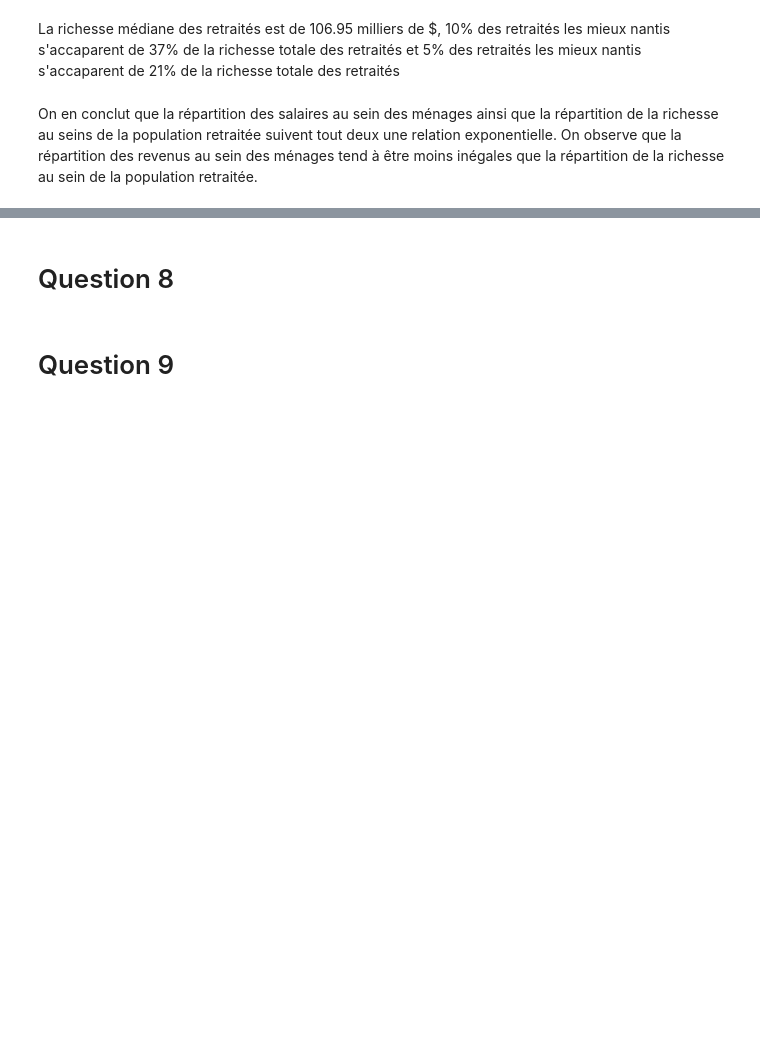
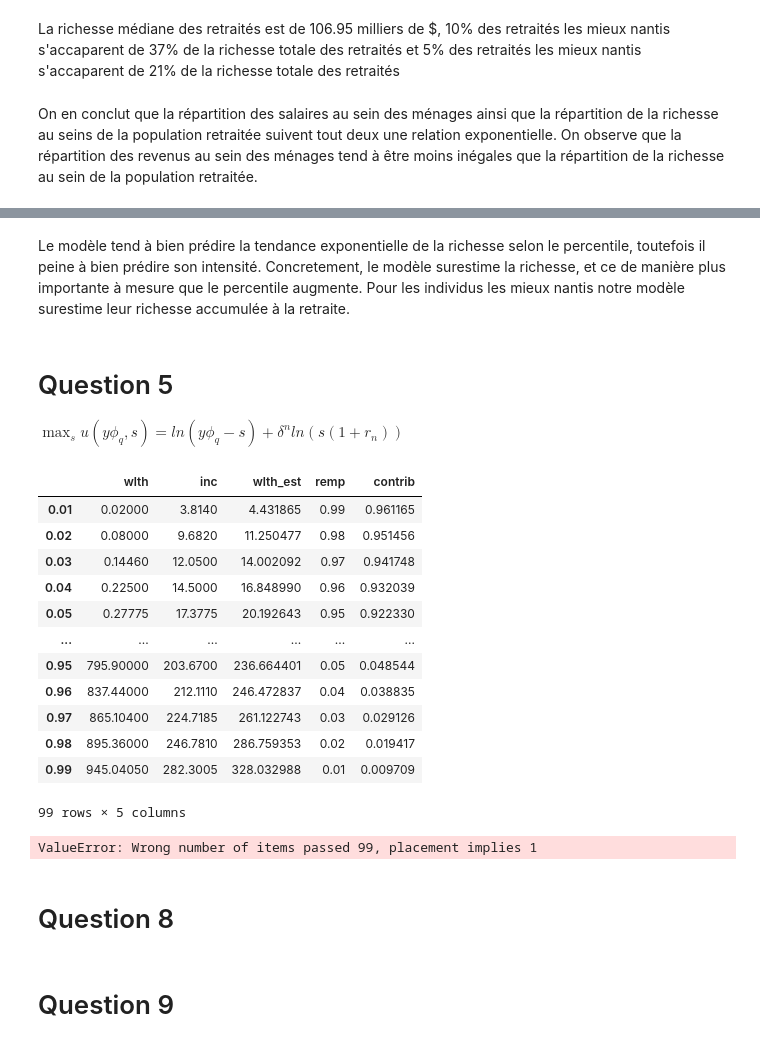
Before and after one commit to felixpoirier1/Devoir2, a Jupyter notebook: devoir.ipynb, the cells around one changed output, grey strips where cells are left out. Drawn from its saved outputs; the diff is of its cells as text; code cells hidden in the pictures; blank space fills up the shorter version.

```diff
--- a/devoir.ipynb
+++ b/devoir.ipynb
@@ -92,5 +124,38 @@ def u(y, s, discount, periods, ear):
+# %% [markdown]
+Le modèle tend à bien prédire la tendance exponentielle de la richesse selon le percentile, toutefois il peine à bien prédire son intensité. Concretement, le modèle surestime la richesse, et ce de manière plus importante à mesure que le percentile augmente. Pour les individus les mieux nantis notre modèle surestime leur richesse accumulée à la retraite.
+# %% [markdown]
+# Question 5
+
+$\max_{s} u(y \phi_q,s) = ln(y \phi_q-s) + \delta^{n} ln(s(1+r_n))$
 # %%
 df['remp'] = 1 - df.index
+df['contrib'] = df['remp'] / (1+0.03)
+df
+# %% [output]
+|  | wlth | inc | wlth_est | remp | contrib |
+| 0.01 | 0.02000 | 3.8140 | 4.431865 | 0.99 | 0.961165 |
+| 0.02 | 0.08000 | 9.6820 | 11.250477 | 0.98 | 0.951456 |
+| 0.03 | 0.14460 | 12.0500 | 14.002092 | 0.97 | 0.941748 |
+| 0.04 | 0.22500 | 14.5000 | 16.848990 | 0.96 | 0.932039 |
+| 0.05 | 0.27775 | 17.3775 | 20.192643 | 0.95 | 0.922330 |
+| ... | ... | ... | ... | ... | ... |
+| 0.95 | 795.90000 | 203.6700 | 236.664401 | 0.05 | 0.048544 |
+| 0.96 | 837.44000 | 212.1110 | 246.472837 | 0.04 | 0.038835 |
+| 0.97 | 865.10400 | 224.7185 | 261.122743 | 0.03 | 0.029126 |
+| 0.98 | 895.36000 | 246.7810 | 286.759353 | 0.02 | 0.019417 |
+| 0.99 | 945.04050 | 282.3005 | 328.032988 | 0.01 | 0.009709 |
+99 rows × 5 columns
+# %%
+def w_contrib(y, discount, periods, ear, remp, contrib):
+    per_rate = (1+ear)**(periods) - 1
+    discount = discount ** periods
+    num = -contrib*discount*y - discount*y - contrib*discount*ear*y + remp*y
+    den = 1 + discount + ear + discount*ear
+    return -num/den
+
+df['wlth_est_cont'] = df['wlth'].apply(w_contrib, args=(0.99, 35, 0.03, df['remp'], df['contrib']))
+# %% [output]
+ValueError: Wrong number of items passed 99, placement implies 1
 # %% [markdown]
 # Question 8
 # %%
```
Also changed, not shown: parts of 8 cells of this notebook.
